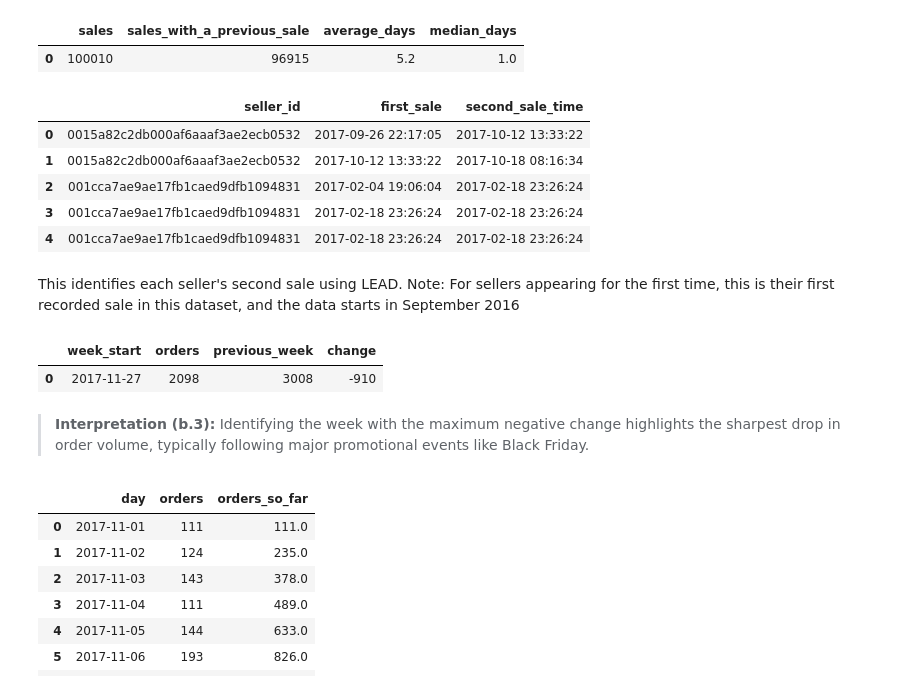
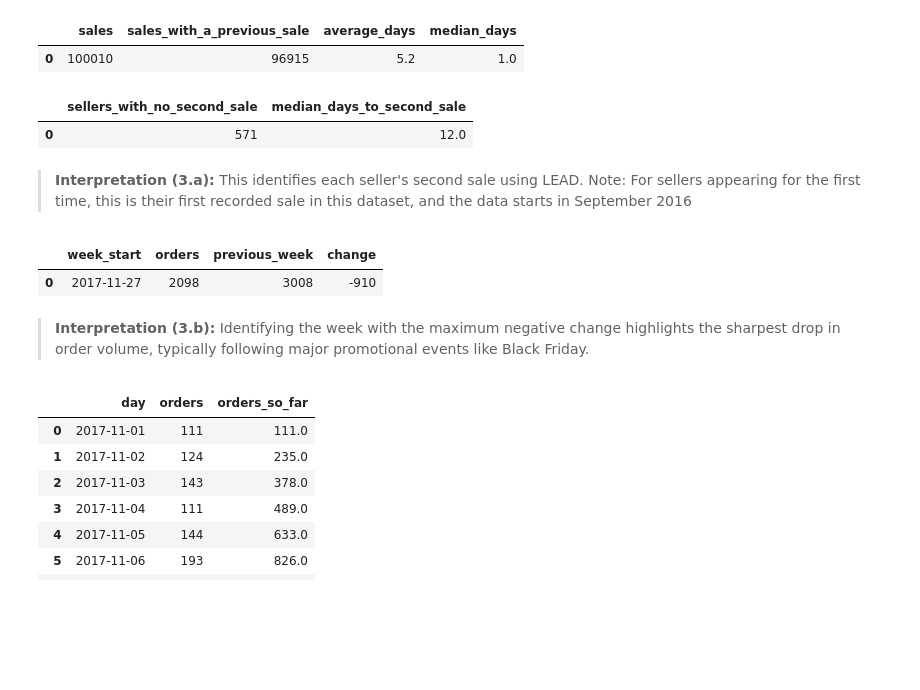
Before and after one commit to anooswajeeh2004/analytics-portfolio, a Jupyter notebook: notebooks/day-03-window-functions.ipynb, the cells around one changed output. Drawn from its saved outputs; the diff is of its cells as text; code cells hidden in the pictures; blank space fills up the shorter version.

```diff
--- a/notebooks/day-03-window-functions.ipynb
+++ b/notebooks/day-03-window-functions.ipynb
@@ -450,32 +450,27 @@ query(f"""
 |  | sales | sales_with_a_previous_sale | average_days | median_days |
 | 0 | 100010 | 96915 | 5.2 | 1.0 |
 # %%
-query("""
-      --ex : a.3
-    WITH ordered_sales AS (
+query(f"""
+    -- ex : 3.a
+    WITH {seller_orders},
+    numbered AS (
         SELECT
-            i.seller_id,
-            o.order_purchase_timestamp,
-            LEAD(o.order_purchase_timestamp) OVER (
-                PARTITION BY i.seller_id
-                ORDER BY o.order_purchase_timestamp
-            ) AS second_sale_time
-        FROM order_items AS i
-        JOIN orders AS o ON o.order_id = i.order_id
+            seller_id,
+            order_purchase_timestamp,
+            ROW_NUMBER() OVER (PARTITION BY seller_id ORDER BY order_purchase_timestamp, order_id) AS sale_number,
+            LEAD(order_purchase_timestamp) OVER (PARTITION BY seller_id ORDER BY order_purchase_timestamp, order_id) AS second_sale_time
+        FROM seller_orders
     )
-    SELECT seller_id, order_purchase_timestamp AS first_sale, second_sale_time
-    FROM ordered_sales
-    WHERE second_sale_time IS NOT NULL
-    LIMIT 5;
+    SELECT
+        COUNT(*) FILTER (WHERE second_sale_time IS NULL) AS sellers_with_no_second_sale,
+        PERCENTILE_CONT(0.5) WITHIN GROUP (ORDER BY EXTRACT(DAY FROM second_sale_time - order_purchase_timestamp)) AS median_days_to_second_sale
+    FROM numbered
+    WHERE sale_number = 1
 """)
 # %% [output]
-|  | seller_id | first_sale | second_sale_time |
-| 0 | 0015a82c2db000af6aaaf3ae2ecb0532 | 2017-09-26 22:17:05 | 2017-10-12 13:33:22 |
-| 1 | 0015a82c2db000af6aaaf3ae2ecb0532 | 2017-10-12 13:33:22 | 2017-10-18 08:16:34 |
-| 2 | 001cca7ae9ae17fb1caed9dfb1094831 | 2017-02-04 19:06:04 | 2017-02-18 23:26:24 |
-| 3 | 001cca7ae9ae17fb1caed9dfb1094831 | 2017-02-18 23:26:24 | 2017-02-18 23:26:24 |
-| 4 | 001cca7ae9ae17fb1caed9dfb1094831 | 2017-02-18 23:26:24 | 2017-02-18 23:26:24 |
+|  | sellers_with_no_second_sale | median_days_to_second_sale |
+| 0 | 571 | 12.0 |
 # %% [markdown]
-This identifies each seller's second sale using LEAD. Note: For sellers appearing for the first time, this is their first recorded sale in this dataset, and the data starts in September 2016
+> **Interpretation (3.a):** This identifies each seller's second sale using LEAD. Note: For sellers appearing for the first time, this is their first recorded sale in this dataset, and the data starts in September 2016
 # %%
 query("""
@@ -504,7 +499,7 @@ query("""
 |  | week_start | orders | previous_week | change |
 | 0 | 2017-11-27 | 2098 | 3008 | -910 |
 # %% [markdown]
-> **Interpretation (b.3):** Identifying the week with the maximum negative change highlights the sharpest drop in order volume, typically following major promotional events like Black Friday.
+> **Interpretation (3.b):** Identifying the week with the maximum negative change highlights the sharpest drop in order volume, typically following major promotional events like Black Friday.
 # %%
 query("""
     WITH days AS (
```
Also changed, not shown: parts of 12 cells of this notebook, 24 other files.
